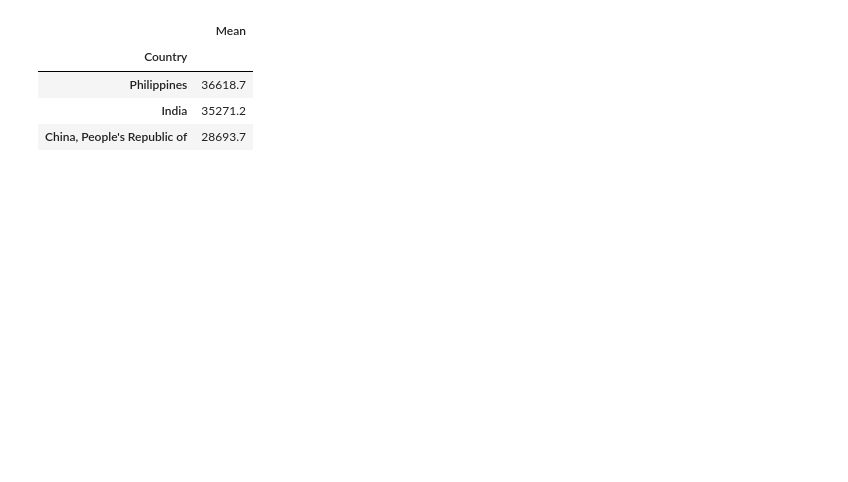
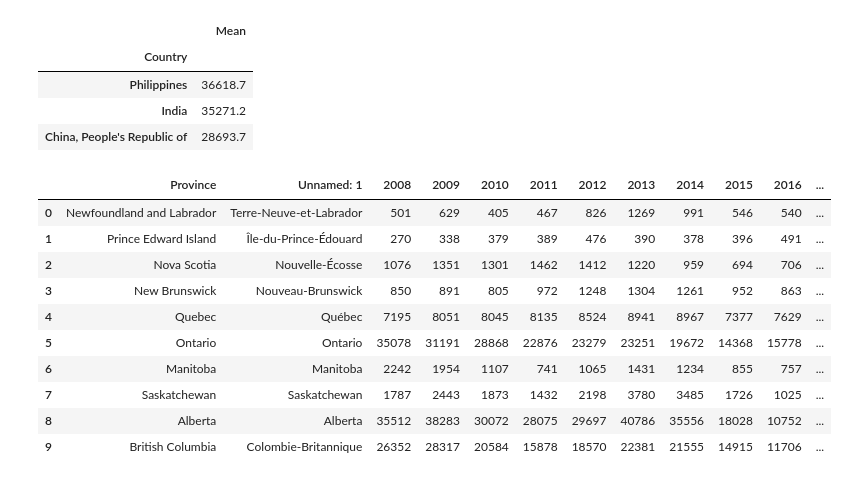
Before and after one commit to Sbagni/Data-Analysis, a Jupyter notebook: Analysis/Canada_analysis.ipynb, the cells around one changed output. Cells and saved outputs as stored; diff of their text form; code cells hidden in the pictures; blank space fills up the shorter version.

```diff
--- a/Analysis/Canada_analysis.ipynb
+++ b/Analysis/Canada_analysis.ipynb
@@ -82,3 +123,21 @@ group_mean_df.sort_values("Mean", ascending = False).head(3)
 | Philippines | 36618.7 |
 | India | 35271.2 |
 | China, People's Republic of | 28693.7 |
+# %%
+#third dataframe
+df_canada_destination = pd.read_csv("../Dataset/IRCC_FF_TR_2017_08_CSV_destination.csv", encoding="ISO-8859-1")
+df_canada_destination = df_canada_destination.rename(columns={"Unnamed: 0": "Province"})
+df_canada_destination= df_canada_destination.drop(df_canada_destination.index[[10,11,12,13]])
+df_canada_destination
+# %% [output]
+|  | Province | Unnamed: 1 | 2008 | 2009 | 2010 | 2011 | 2012 | 2013 | 2014 | 2015 | 2016 | ... |
+| 0 | Newfoundland and Labrador | Terre-Neuve-et-Labrador | 501 | 629 | 405 | 467 | 826 | 1269 | 991 | 546 | 540 | ... |
+| 1 | Prince Edward Island | Île-du-Prince-Édouard | 270 | 338 | 379 | 389 | 476 | 390 | 378 | 396 | 491 | ... |
+| 2 | Nova Scotia | Nouvelle-Écosse | 1076 | 1351 | 1301 | 1462 | 1412 | 1220 | 959 | 694 | 706 | ... |
+| 3 | New Brunswick | Nouveau-Brunswick | 850 | 891 | 805 | 972 | 1248 | 1304 | 1261 | 952 | 863 | ... |
+| 4 | Quebec | Québec | 7195 | 8051 | 8045 | 8135 | 8524 | 8941 | 8967 | 7377 | 7629 | ... |
+| 5 | Ontario | Ontario | 35078 | 31191 | 28868 | 22876 | 23279 | 23251 | 19672 | 14368 | 15778 | ... |
+| 6 | Manitoba | Manitoba | 2242 | 1954 | 1107 | 741 | 1065 | 1431 | 1234 | 855 | 757 | ... |
+| 7 | Saskatchewan | Saskatchewan | 1787 | 2443 | 1873 | 1432 | 2198 | 3780 | 3485 | 1726 | 1025 | ... |
+| 8 | Alberta | Alberta | 35512 | 38283 | 30072 | 28075 | 29697 | 40786 | 35556 | 18028 | 10752 | ... |
+| 9 | British Columbia | Colombie-Britannique | 26352 | 28317 | 20584 | 15878 | 18570 | 22381 | 21555 | 14915 | 11706 | ... |
```
Also changed, not shown: parts of 16 cells of this notebook, 4 other files.
